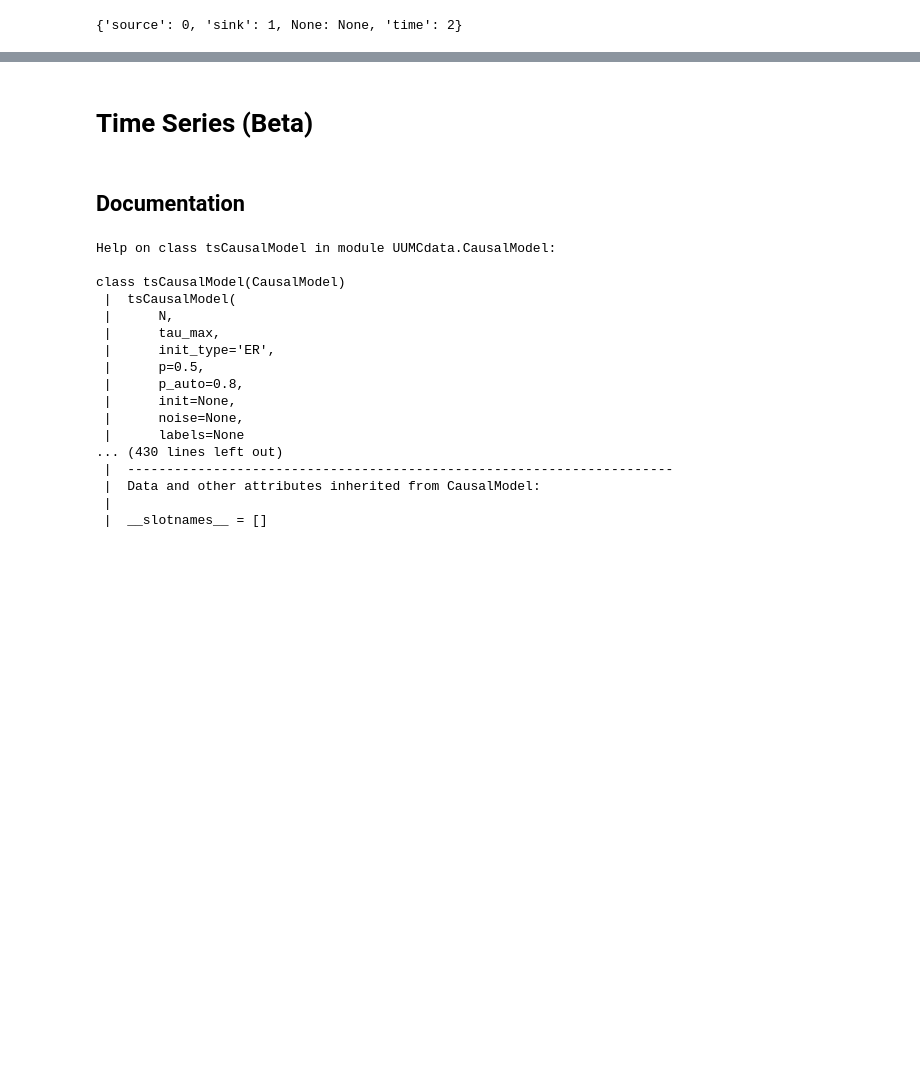
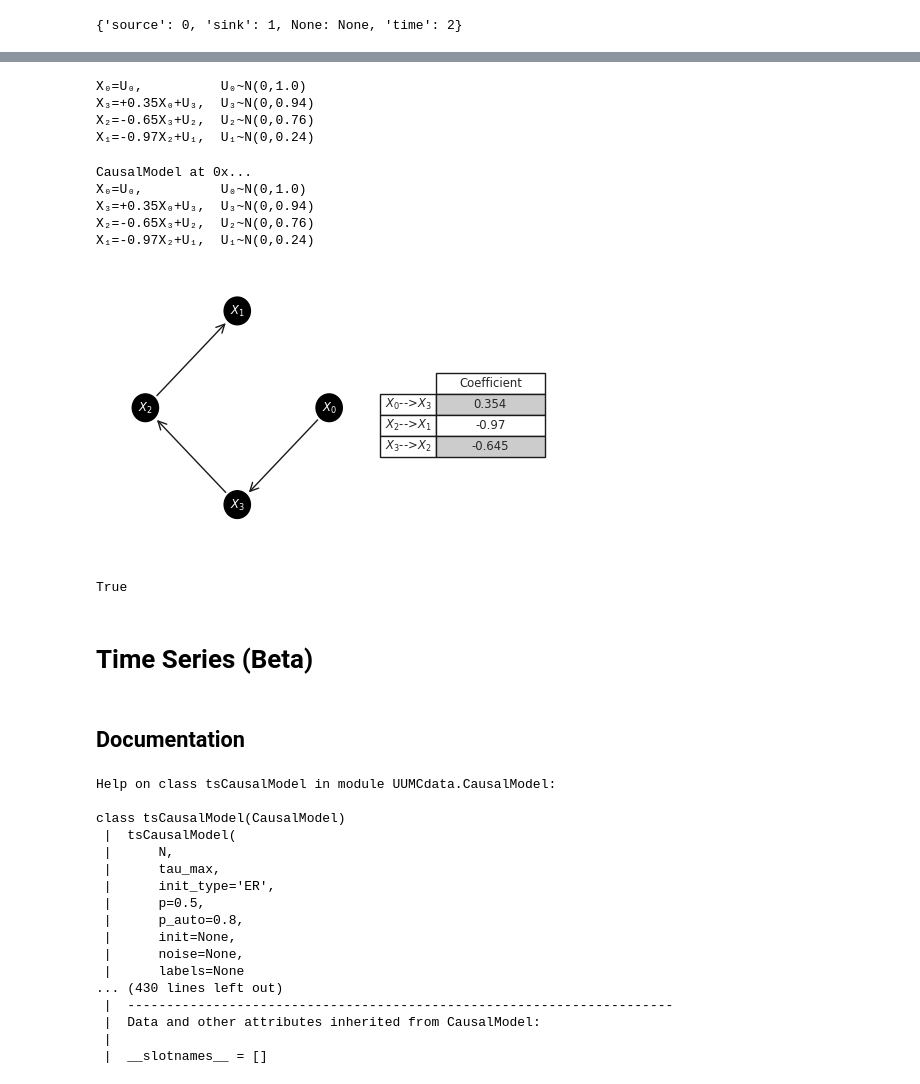
Before and after one commit to rebeccaherman1/UUMCdata, a Jupyter notebook: examples/example.ipynb, the cells around one changed output, grey strips where cells are left out. Drawn from its saved outputs; the diff is of its cells as text; code cells hidden in the pictures; blank space fills up the shorter version.

```diff
--- a/examples/example.ipynb
+++ b/examples/example.ipynb
@@ -428,3 +441,20 @@ ModuleNotFoundError: No module named 'graphical_models'
+# %%
+CausalModel.from_causaldag(G_cd)
+# %% [output]
+X₀=U₀,          U₀~N(0,1.0)
+X₃=+0.35X₀+U₃,  U₃~N(0,0.94)
+X₂=-0.65X₃+U₂,  U₂~N(0,0.76)
+X₁=-0.97X₂+U₁,  U₁~N(0,0.24)
+CausalModel at 0x...
+X₀=U₀,          U₀~N(0,1.0)
+X₃=+0.35X₀+U₃,  U₃~N(0,0.94)
+X₂=-0.65X₃+U₂,  U₂~N(0,0.76)
+X₁=-0.97X₂+U₁,  U₁~N(0,0.24)
+[figure, added]
+# %%
+CausalModel.from_causaldag(G_cd)==G
+# %% [output]
+True
 # %% [markdown]
 # Time Series (Beta)
 # %% [markdown]
```
Also changed, not shown: parts of 40 cells of this notebook.
